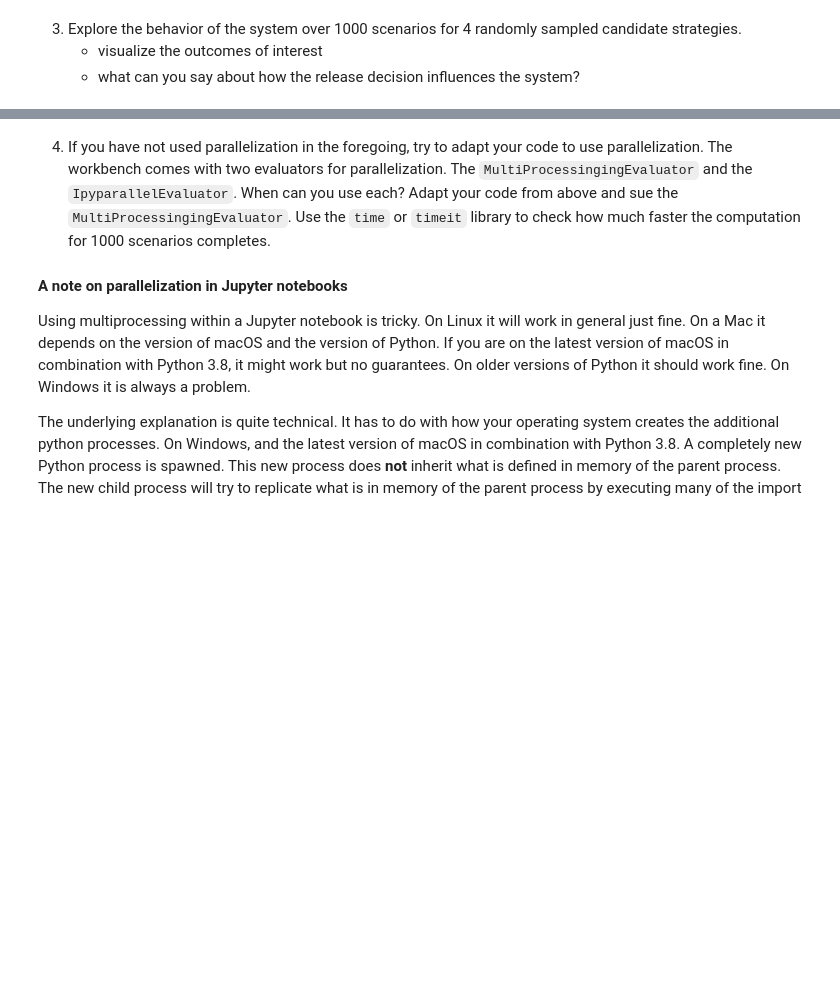
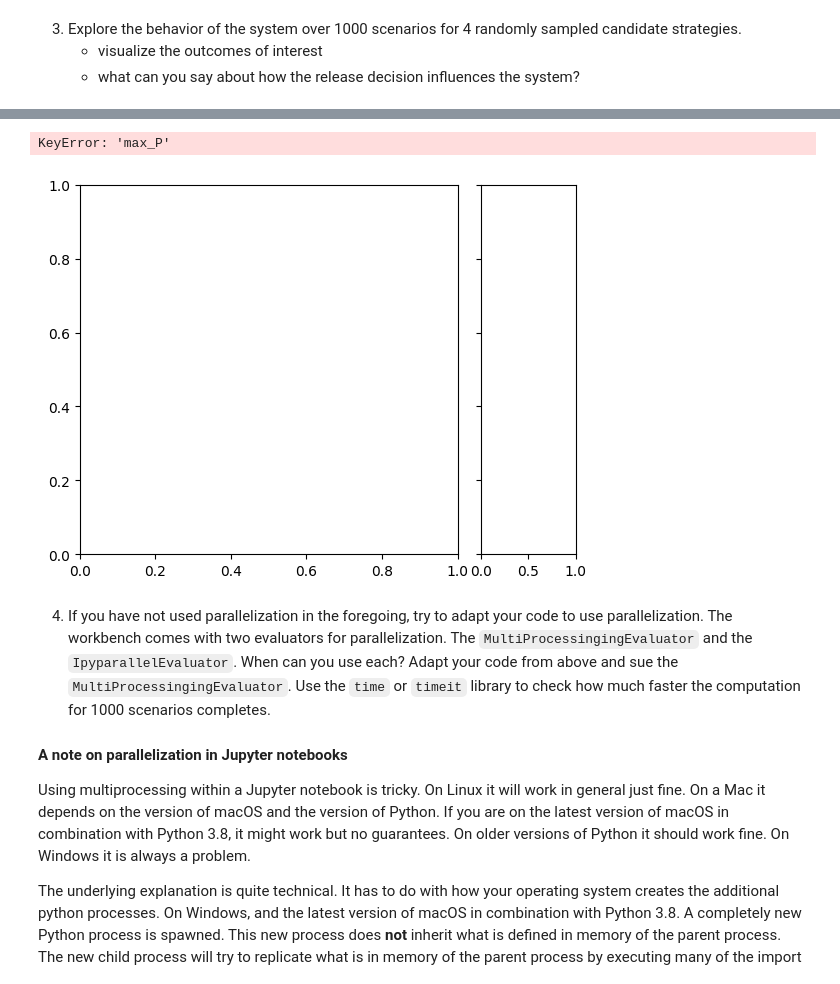
Before and after one commit to green-caro/epa1361_open, a Jupyter notebook: Week 1-2 - general intro to exploratory modelling/assignment 2 - lakemodel.ipynb, the cells around one changed output, grey strips where cells are left out. Drawn from its saved outputs; the diff is of its cells as text; code cells hidden in the pictures; blank space fills up the shorter version.

```diff
--- a/Week 1-2 - general intro to exploratory modelling/assignment 2 - lakemodel.ipynb
+++ b/Week 1-2 - general intro to exploratory modelling/assignment 2 - lakemodel.ipynb
@@ -149,3 +161,13 @@ Caused by: TypeError: lake_problem() got an unexpected keyword argument 'sigma'
+# %%
+from ema_workbench.analysis import plotting, plotting_util
+
+for outcome in outcomes.keys():
+    plotting.lines(experiments, outcomes, outcomes_to_show=outcome,
+                   density=plotting_util.Density.HIST)
+plt.show()
+# %% [output]
+KeyError: 'max_P'
+[figure, added]
 # %% [markdown]
 4. If you have not used parallelization in the foregoing, try to adapt your code to use parallelization. The workbench comes with two evaluators for parallelization. The `MultiProcessingingEvaluator` and the `IpyparallelEvaluator`. When can you use each? Adapt your code from above and sue the `MultiProcessingingEvaluator`. Use the `time` or `timeit` library to check how much faster the computation for 1000 scenarios completes.
 
```
Also changed, not shown: parts of 5 cells of this notebook, 1 other file.
